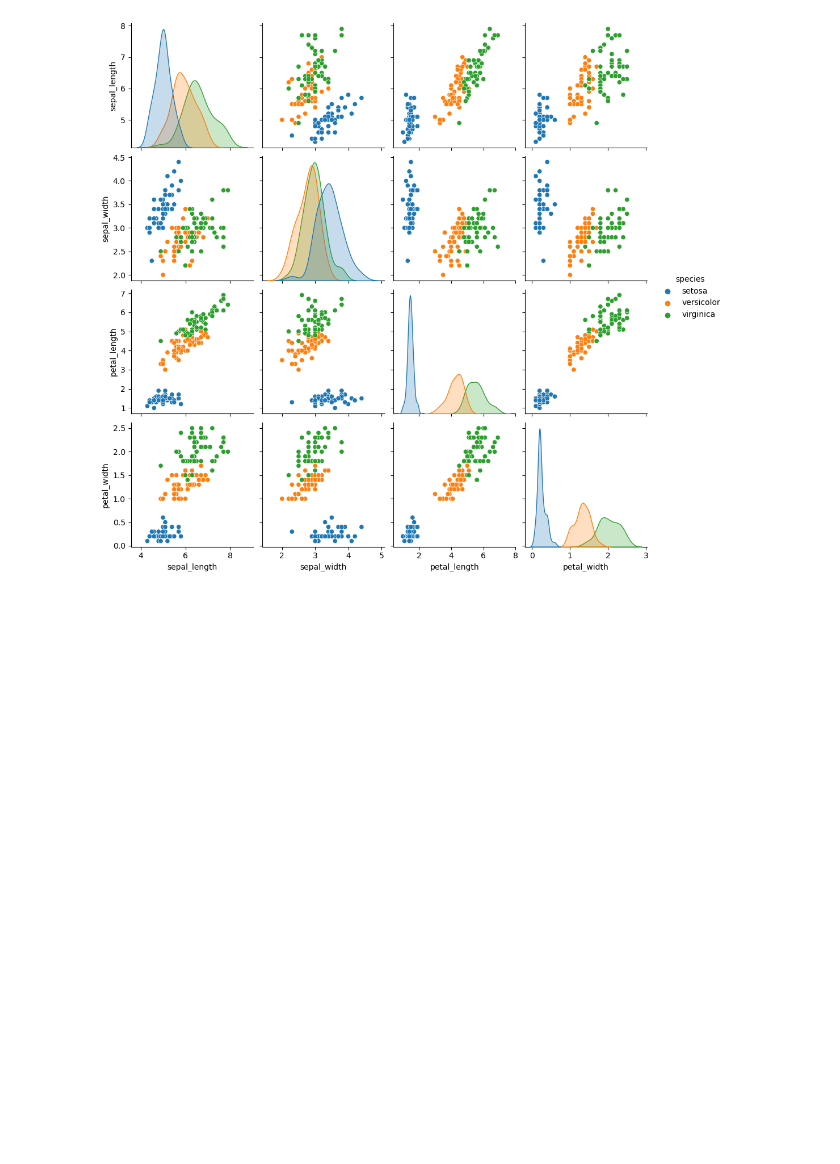
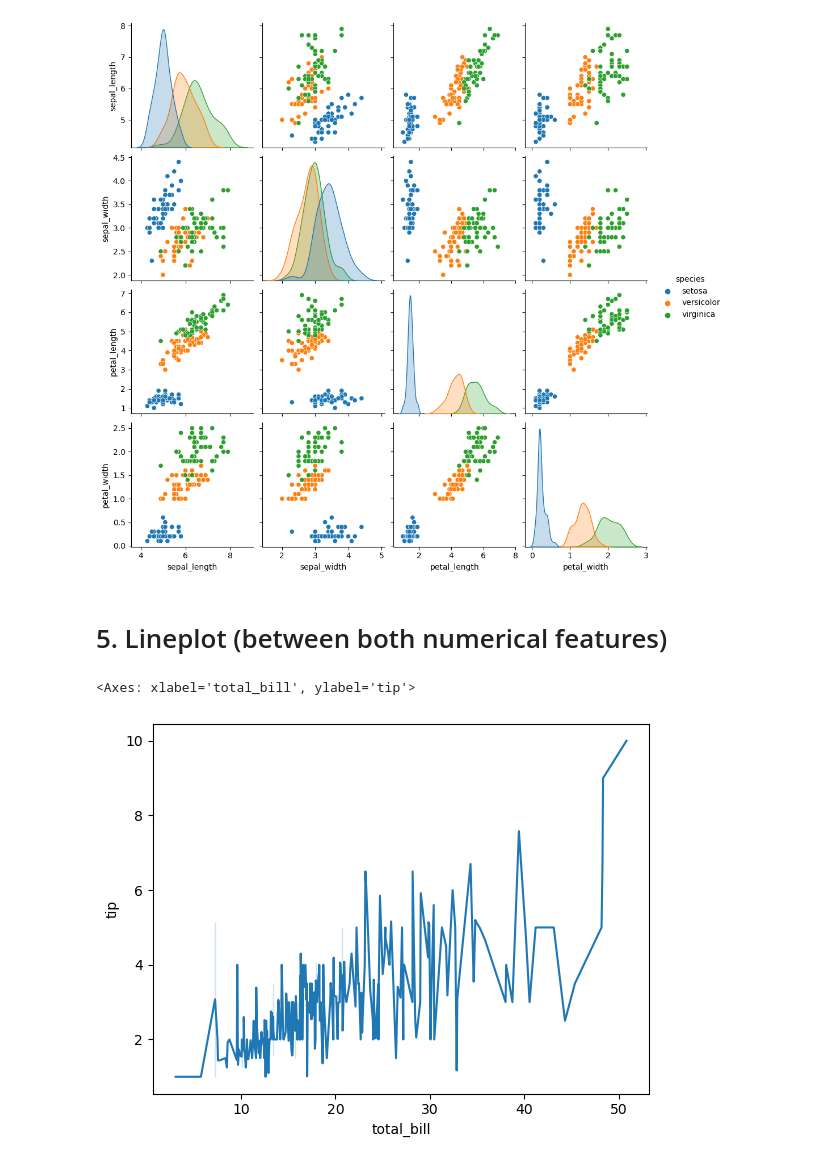
Before and after one commit to DeepjyotiBhattacharjee/EDA-and-Feature-Engineering-for-Data-Science-, a Jupyter notebook: EDA and Feature Engineering Day 1.ipynb, the cells around one changed output. Cells and saved outputs as stored; diff of their text form; code cells hidden in the pictures; blank space fills up the shorter version.

Commit message:
line plot

```diff
--- a/EDA and Feature Engineering Day 1.ipynb
+++ b/EDA and Feature Engineering Day 1.ipynb
@@ -689,3 +689,10 @@ sns.pairplot(iris,hue='species')
 # %% [output]
 <seaborn.axisgrid.PairGrid at 0x...>
 [figure]
+# %% [markdown]
+# 5. Lineplot (between both numerical features)
+# %%
+sns.lineplot(x=tips['total_bill'],y=tips['tip']) # we get a lineplot if we connect all the dots of scatter plot
+# %% [output]
+<Axes: xlabel='total_bill', ylabel='tip'>
+[figure, added]
```
Also changed, not shown: parts of 5 cells of this notebook.
